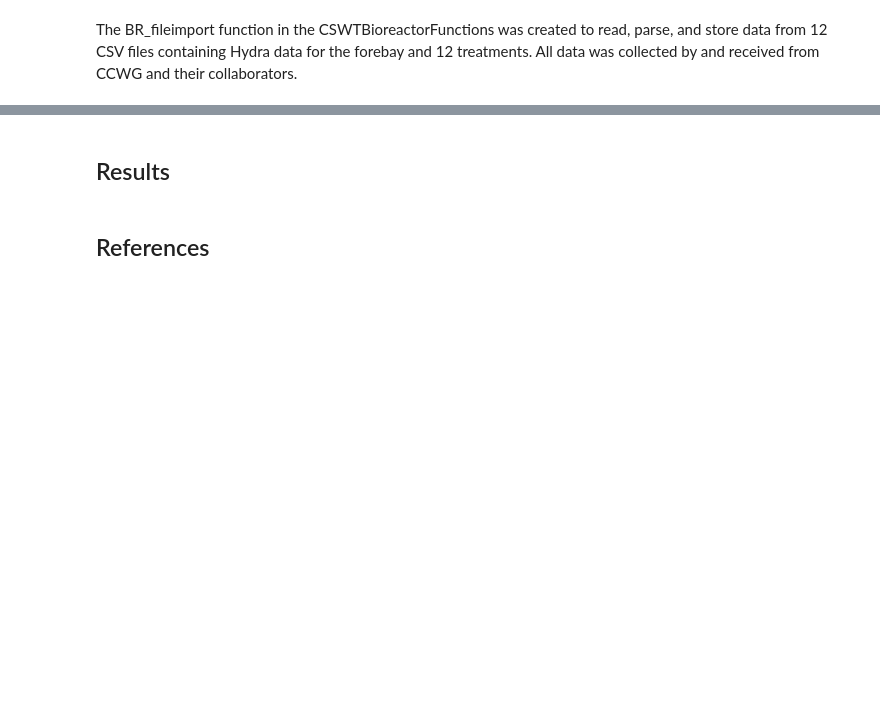
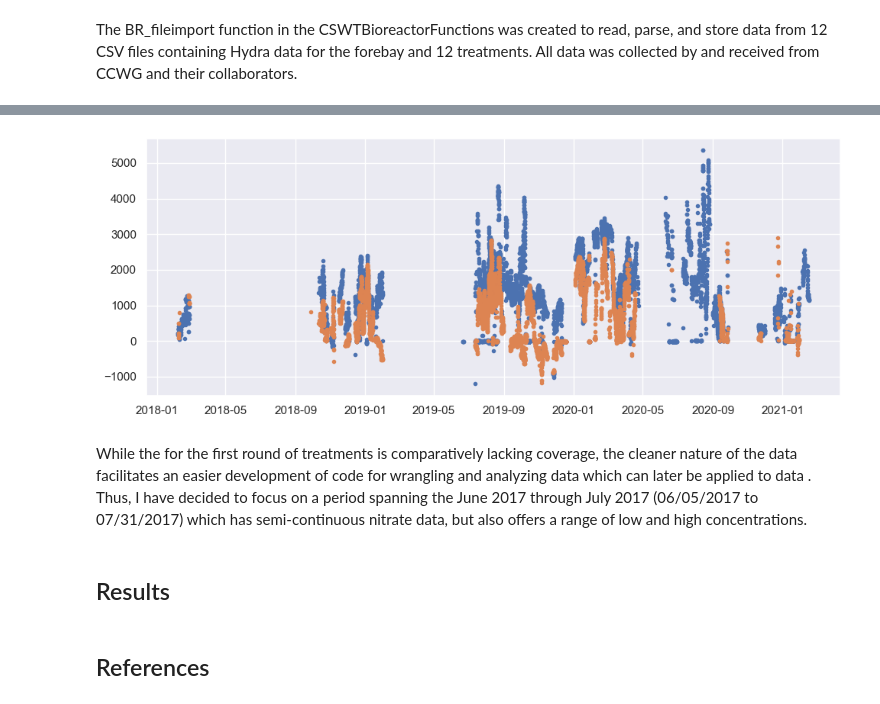
Before and after one commit to kmduncan1/MS263_BioreactorProject, a Jupyter notebook: ProjectNotebook.ipynb, the cells around one changed output, grey strips where cells are left out. Cells and saved outputs as stored; diff of their text form; code cells hidden in the pictures; blank space fills up the shorter version.

```diff
--- a/ProjectNotebook.ipynb
+++ b/ProjectNotebook.ipynb
@@ -49,0 +74,9 @@ dffb,dfclist,dfc1,dfc2,dfc3,dfc4,dfc5,dfc6,dfc7,dfc8,dfc9,dfc10,dfc11,dfc12 = CB
+# %%
+plt.figure(figsize = [10,4])
+plt.plot(dffb['utc_time'], dffb['s_nitrate'],'.')
+plt.plot(dfc1['utc_time'], dfc1['s_nitrate'], '.')
+plt.tight_layout()
+# %% [output]
+[figure, added]
+# %% [markdown]
+While the for the first round of treatments is comparatively lacking coverage, the cleaner nature of the data facilitates an easier  development of code for wrangling and analyzing data which can later be applied to data . Thus, I have decided to focus on a period spanning the June 2017 through July 2017 (06/05/2017 to 07/31/2017) which has semi-continuous nitrate data, but also offers a range of low and high concentrations.
```
Also changed, not shown: parts of 14 cells of this notebook, 2 other files.
